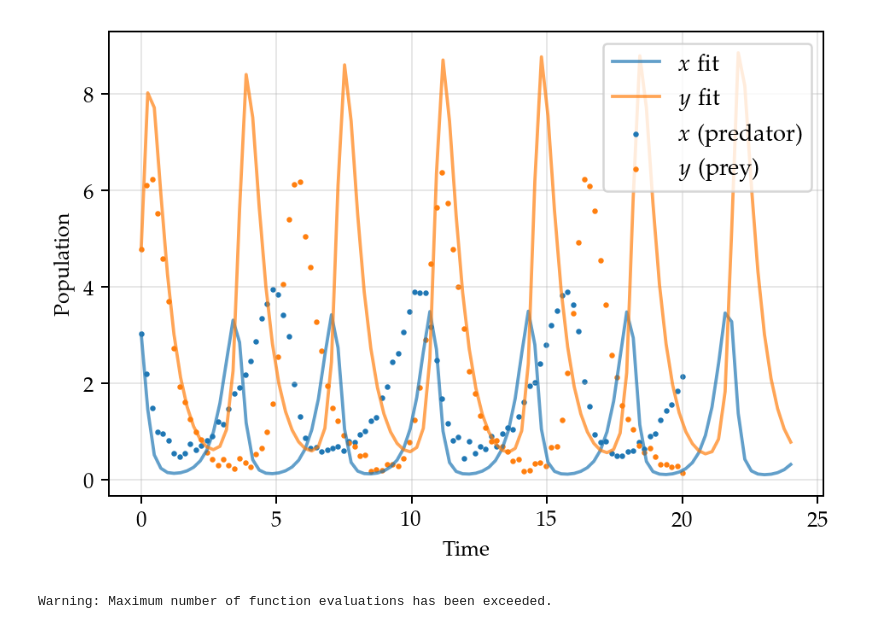
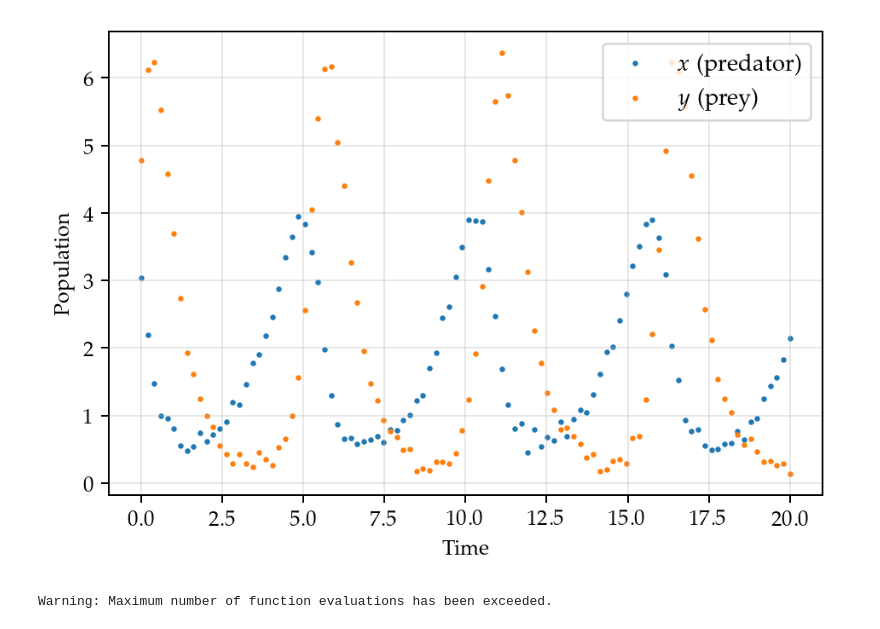
Before and after one commit to Maloup/stochastic-simulation-assignment3, a Jupyter notebook: Local optimization.ipynb, the cells around one changed output. Drawn from its saved outputs; the diff is of its cells as text; code cells hidden in the pictures.

```diff
--- a/Local optimization.ipynb
+++ b/Local optimization.ipynb
@@ -27,9 +17,7 @@ plt.rc("text.latex", preamble=r"""
 \usepackage{newpxmath}""")
 plt.rc("font", family="serif")
 # %%
-df = pd.read_csv("data/predator-prey-data.csv")
-x = np.array(df["t"])
-y = np.array(df[["x", "y"]])
+t, y = get_predator_prey_data()
 # %%
 from scipy.integrate import solve_ivp
 
@@ -40,15 +28,15 @@ z = sol.sol(np.linspace(x[0], x[-1], 100))
 # %%
 import matplotlib.pyplot as plt
 
-plt.plot(ts, z[0], label="$x$ fit", alpha=0.7)
-plt.plot(ts, z[1], label="$y$ fit", alpha=0.7)
-plt.scatter(x, y[:,0], s=2.5, label="$x$ (predator)")
-plt.scatter(x, y[:,1], s=2.5, label="$y$ (prey)")
+#plt.plot(t, z[0], label="$x$ fit", alpha=0.7)
+#plt.plot(t, z[1], label="$y$ fit", alpha=0.7)
+plt.scatter(t, y[:,0], s=2.5, label="$x$ (predator)")
+plt.scatter(t, y[:,1], s=2.5, label="$y$ (prey)")
 plt.ylabel("Population")
 plt.xlabel("Time")
 plt.legend()
 plt.grid(alpha=0.3)
 plt.show()
 # %% [output]
-[figure, old version]
+[figure, new version]
 # %%
```
Also changed, not shown: parts of 5 cells of this notebook, 1 other file.
